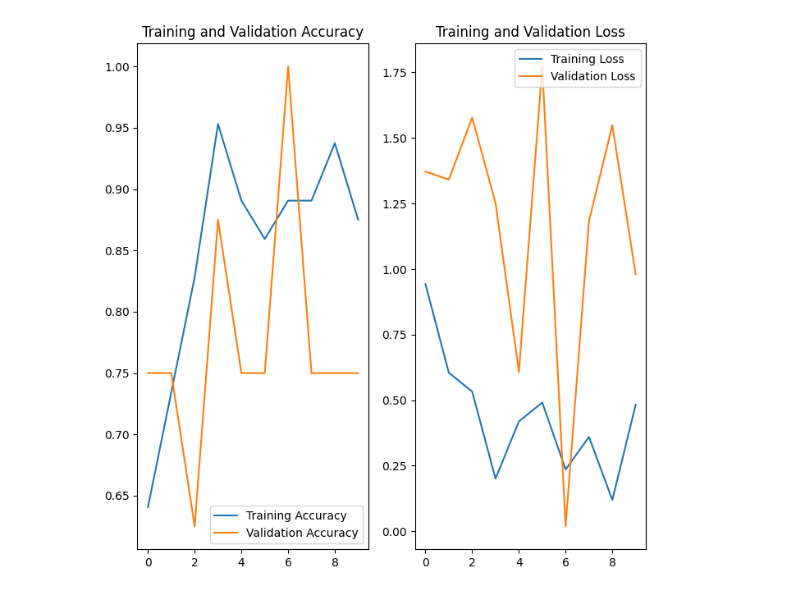
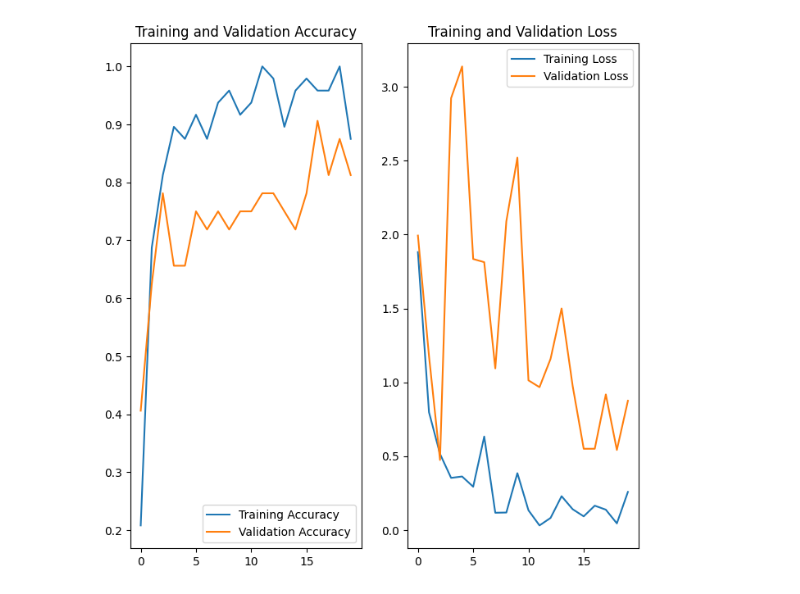
Before and after one commit to ManuelPadin/Pento-ML-Challenge, a Jupyter notebook: MLChallenge.ipynb, the cells around one changed output. Cells and saved outputs as stored; diff of their text form; code cells hidden in the pictures.

```diff
--- a/MLChallenge.ipynb
+++ b/MLChallenge.ipynb
@@ -145,7 +134,7 @@ transfer_learning_history = model.fit(train_gen,
                    steps_per_epoch=STEP_SIZE_TRAIN,
                    validation_data=valid_gen,
                    validation_steps=STEP_SIZE_VALID,
-                   epochs=10,
+                   epochs=20,
                   callbacks=callbacks,verbose=1
 
 
@@ -171,28 +162,28 @@ Epoch 10: ReduceLROnPlateau reducing learning rate to 0.0004000000189989805.
 # %%
 #Visualización de la accuracy y la loss a lo largo de los epochs
 acc = transfer_learning_history.history['accuracy']
 val_acc = transfer_learning_history.history['val_accuracy']
 
 loss = transfer_learning_history.history['loss']
 val_loss = transfer_learning_history.history['val_loss']
 
-epochs_range = range(10)
+epochs_range = range(20)
 
 plt.figure(figsize=(8, 8))
 plt.subplot(1, 2, 1)
 plt.plot(epochs_range, acc, label='Training Accuracy')
 plt.plot(epochs_range, val_acc, label='Validation Accuracy')
 plt.legend(loc='lower right')
 plt.title('Training and Validation Accuracy')
 
 plt.subplot(1, 2, 2)
 plt.plot(epochs_range, loss, label='Training Loss')
 plt.plot(epochs_range, val_loss, label='Validation Loss')
 plt.legend(loc='upper right')
 plt.title('Training and Validation Loss')
 plt.show()
 # %% [output]
-[figure, old version]
+[figure, new version]
 # %%
 model.evaluate(valid_gen, steps=STEP_SIZE_VALID,verbose=1)
 # %% [output]
```
Also changed, not shown: parts of 11 cells of this notebook, 24 other files.
